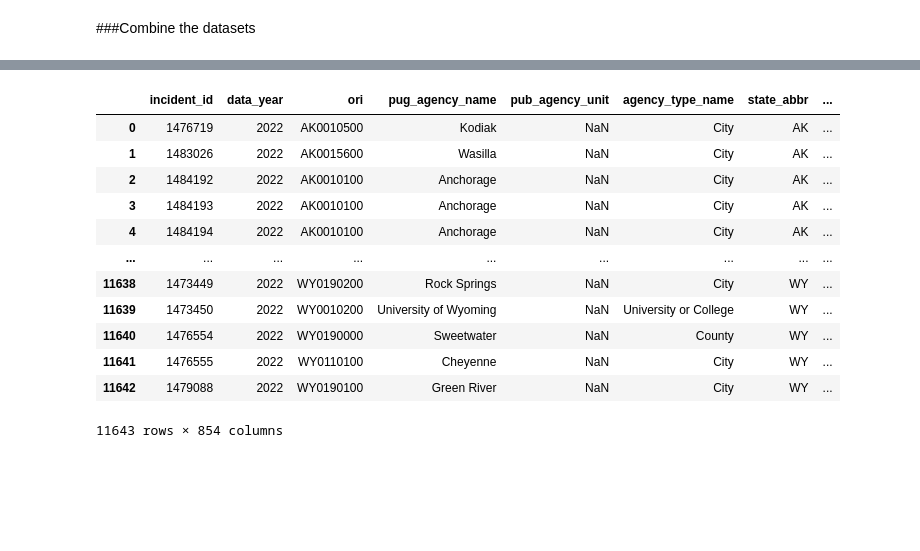
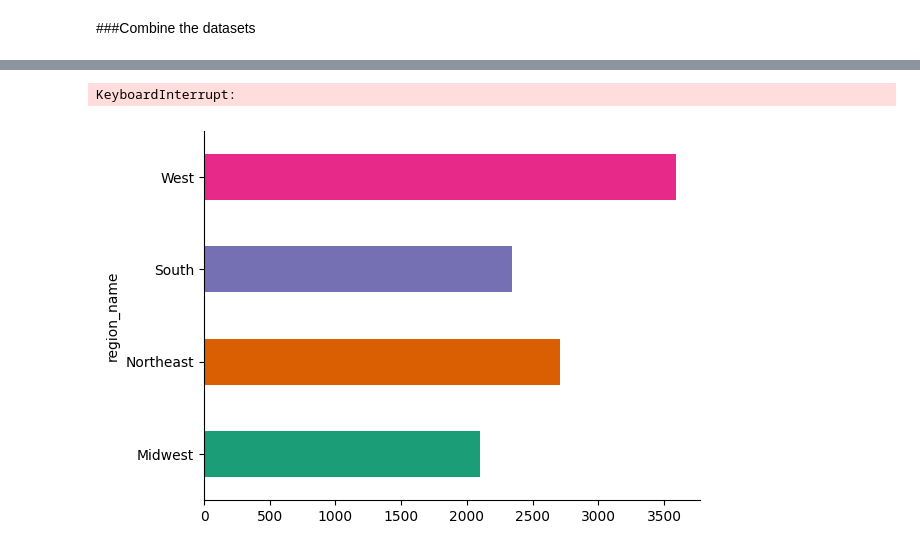
Before and after one commit to IsaacFigNewton/Analyzing-Hate-Crime-Data, a Jupyter notebook: Hate_Crime_Data_Exploration.ipynb, the cells around one changed output, grey strips where cells are left out. Drawn from its saved outputs; the diff is of its cells as text; code cells hidden in the pictures; blank space fills up the shorter version.

Commit message:
Added figures, continued work on dataset merging code

```diff
--- a/Hate_Crime_Data_Exploration.ipynb
+++ b/Hate_Crime_Data_Exploration.ipynb
@@ -61,8 +63,8 @@ city_demo_df.head()
 | 5 | 1600000US0137000 | Huntsville city, Alabama | 222363 | 2301 | 12180 | ... |
 5 rows × 462 columns
 # %%
-#only consider the 2022 crime data
-crime_df = crime_df[crime_df['data_year'] == 2022]
+#only consider 2022 crime data from cities and counties
+crime_df = crime_df[(crime_df['data_year'] == 2022) & ((crime_df['agency_type_name'] == "City") | (crime_df['agency_type_name'] == "County"))]
 # %% [markdown]
 ###Combine the datasets
 # %%
@@ -87,16 +97,30 @@ InvalidIndexError: Reindexing only valid with uniquely valued Index objects
-# %%
-merged_df
-# %% [output]
-|  | incident_id | data_year | ori | pug_agency_name | pub_agency_unit | agency_type_name | state_abbr | ... |
-| 0 | 1476719 | 2022 | AK0010500 | Kodiak | NaN | City | AK | ... |
-| 1 | 1483026 | 2022 | AK0015600 | Wasilla | NaN | City | AK | ... |
-| 2 | 1484192 | 2022 | AK0010100 | Anchorage | NaN | City | AK | ... |
-| 3 | 1484193 | 2022 | AK0010100 | Anchorage | NaN | City | AK | ... |
-| 4 | 1484194 | 2022 | AK0010100 | Anchorage | NaN | City | AK | ... |
-| ... | ... | ... | ... | ... | ... | ... | ... | ... |
-| 11638 | 1473449 | 2022 | WY0190200 | Rock Springs | NaN | City | WY | ... |
-| 11639 | 1473450 | 2022 | WY0010200 | University of Wyoming | NaN | University or College | WY | ... |
-| 11640 | 1476554 | 2022 | WY0190000 | Sweetwater | NaN | County | WY | ... |
-| 11641 | 1476555 | 2022 | WY0110100 | Cheyenne | NaN | City | WY | ... |
-| 11642 | 1479088 | 2022 | WY0190100 | Green River | NaN | City | WY | ... |
-11643 rows × 854 columns
+# %%
+# Create a copy of the crime dataframe
+merged_df = crime_df.copy(deep=True)
+
+# Replace NaN values in city and county columns with values from the other dataframe
+for id in crime_df["incident_id"]:
+    # Check if the incident_id corresponds to a city agency
+    if ((crime_df["incident_id"] == id) & (crime_df["agency_type_name"] == "City")).any():
+        # Iterate over shared columns and fill NaN values with city data
+        for column in shared_demo_columns:
+            # Replace NaN values with city data for the specific incident_id
+            merged_df.loc[(merged_df["incident_id"] == id) & (merged_df["agency_type_name"] == "City"), column] = \
+                merged_city_df.loc[(merged_city_df["incident_id"] == id), column].iloc[0]
+    # Check if the incident_id corresponds to a county agency
+    elif ((crime_df["incident_id"] == id) & (crime_df["agency_type_name"] == "County")).any():
+        # Iterate over shared columns and fill NaN values with county data
+        for column in shared_demo_columns:
+            # Replace NaN values with county data for the specific incident_id
+            merged_df.loc[(merged_df["incident_id"] == id) & (merged_df["agency_type_name"] == "County"), column] = \
+                merged_county_df.loc[(merged_county_df["incident_id"] == id), column].iloc[0]
+
+# Remove rows where incident_id is NaN
+merged_df = merged_df.dropna(subset=["incident_id"])
+# %% [output]
+KeyboardInterrupt:
+# %%
+crime_df.groupby('region_name').size().plot(kind='barh', color=sns.palettes.mpl_palette('Dark2'))
+plt.gca().spines[['top', 'right',]].set_visible(False)
+# %% [output]
+[figure, added]
```
Also changed, not shown: parts of 11 cells of this notebook.
